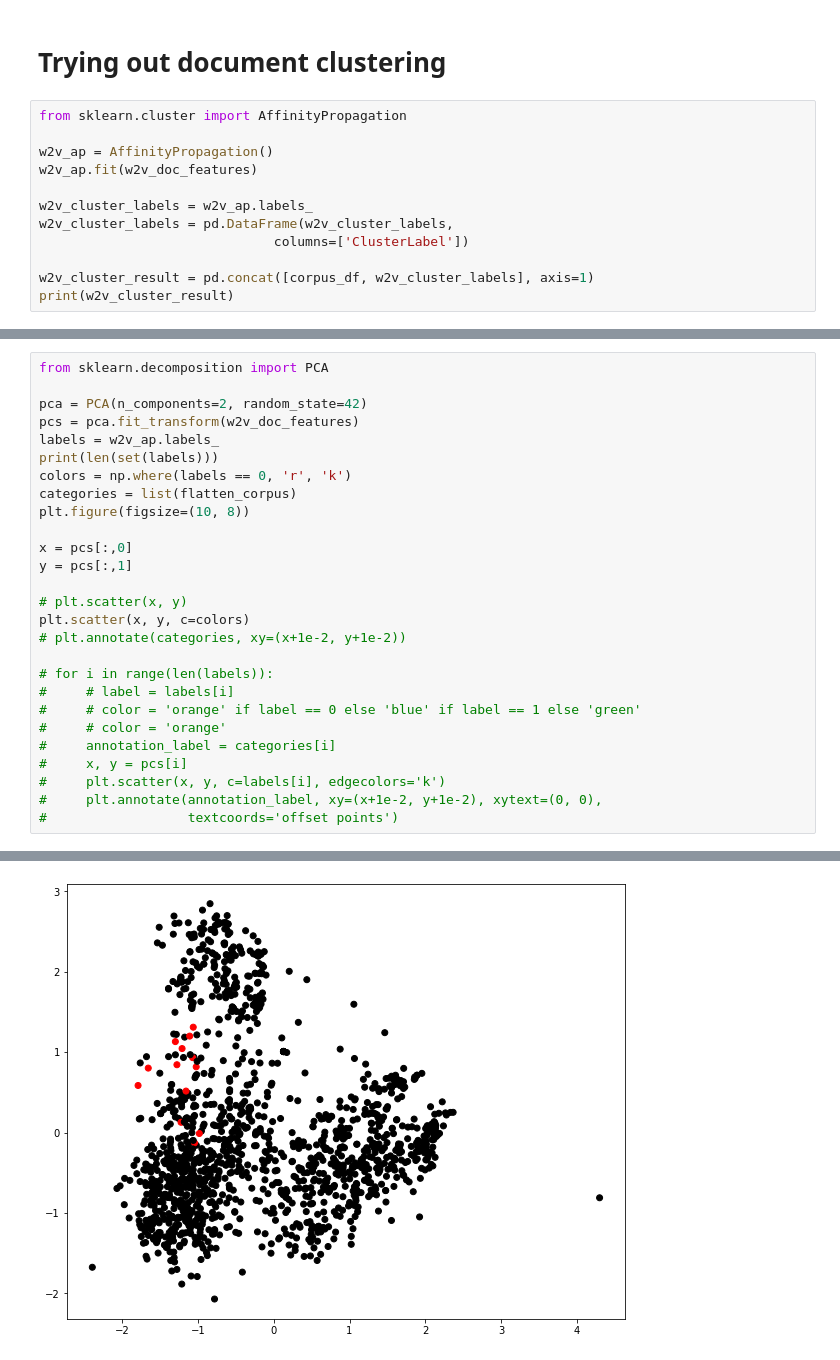
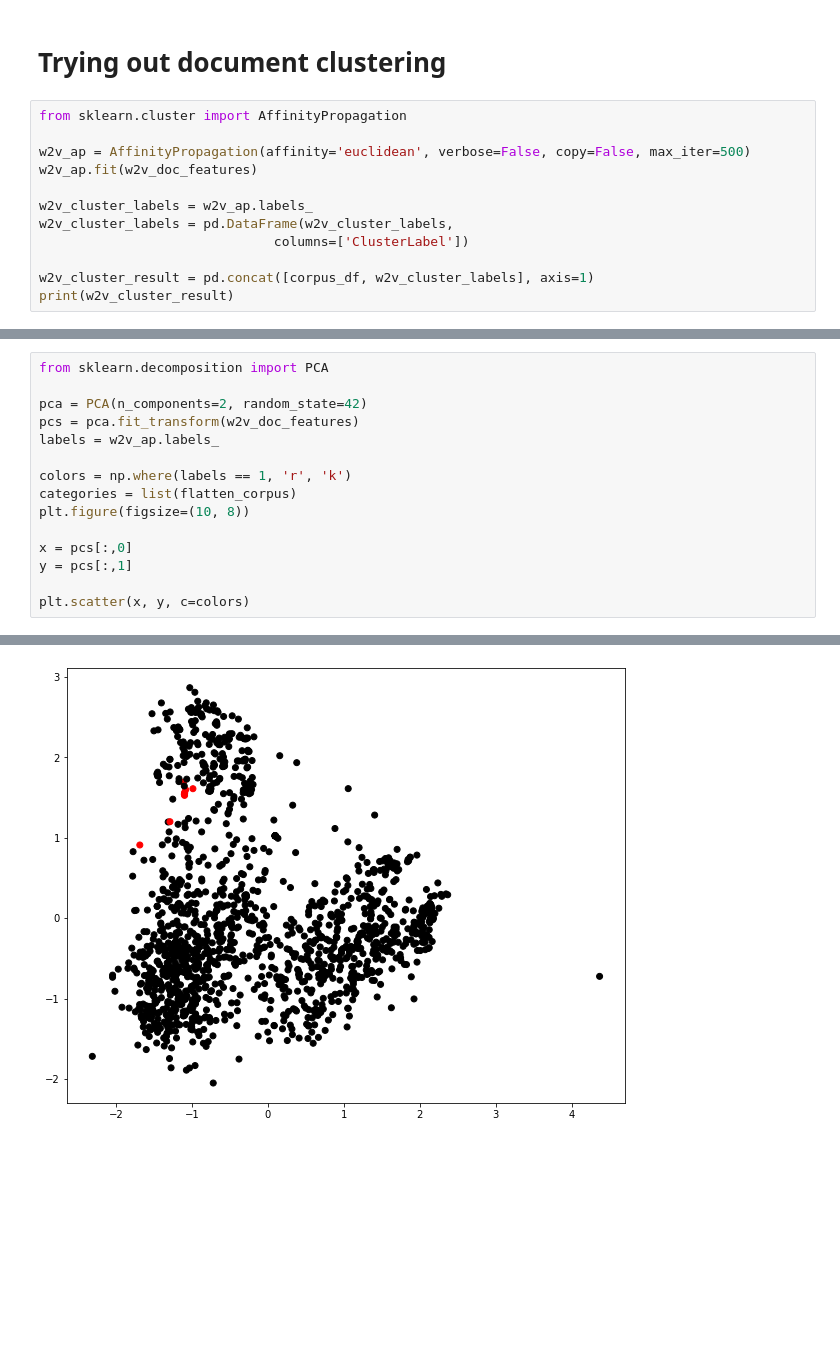
Before and after one commit to teemkwong/MachineLearning, a Jupyter notebook: nlp_work_1_demo.ipynb, the cells around one changed output, grey strips where cells are left out. Cells and saved outputs as stored; diff of their text form; blank space fills up the shorter version.

```diff
--- a/nlp_work_1_demo.ipynb
+++ b/nlp_work_1_demo.ipynb
@@ -224,7 +224,7 @@ pd.DataFrame(w2v_doc_features)
 # %%
 from sklearn.cluster import AffinityPropagation
 
-w2v_ap = AffinityPropagation()
+w2v_ap = AffinityPropagation(affinity='euclidean', verbose=False, copy=False, max_iter=500)
 w2v_ap.fit(w2v_doc_features)
 
 w2v_cluster_labels = w2v_ap.labels_
@@ -270,25 +270,13 @@ from sklearn.decomposition import PCA
 pca = PCA(n_components=2, random_state=42)
 pcs = pca.fit_transform(w2v_doc_features)
 labels = w2v_ap.labels_
-print(len(set(labels)))
-colors = np.where(labels == 0, 'r', 'k')
+
+colors = np.where(labels == 1, 'r', 'k')
 categories = list(flatten_corpus)
 plt.figure(figsize=(10, 8))
 
 x = pcs[:,0]
 y = pcs[:,1]
 
-# plt.scatter(x, y)
 plt.scatter(x, y, c=colors)
-# plt.annotate(categories, xy=(x+1e-2, y+1e-2))
-
-# for i in range(len(labels)):
-#     # label = labels[i]
-#     # color = 'orange' if label == 0 else 'blue' if label == 1 else 'green'
-#     # color = 'orange'
-#     annotation_label = categories[i]
-#     x, y = pcs[i]
-#     plt.scatter(x, y, c=labels[i], edgecolors='k')
-#     plt.annotate(annotation_label, xy=(x+1e-2, y+1e-2), xytext=(0, 0),
-#                  textcoords='offset points')
 # %% [output]
@@ -297 +284 @@ plt.scatter(x, y, c=colors)
-[figure, old version]
+[figure, new version]
```
Also changed, not shown: parts of 8 cells of this notebook.
